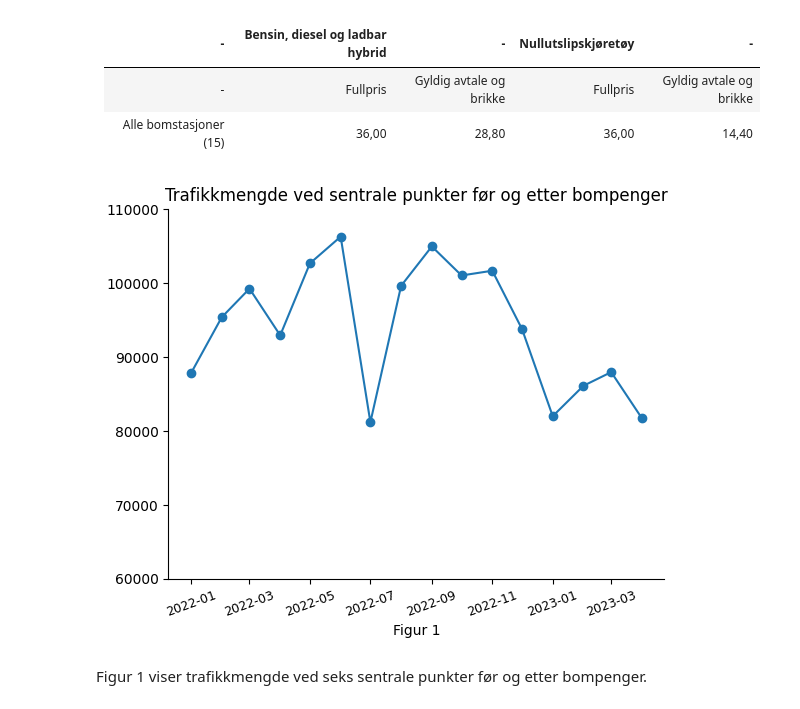
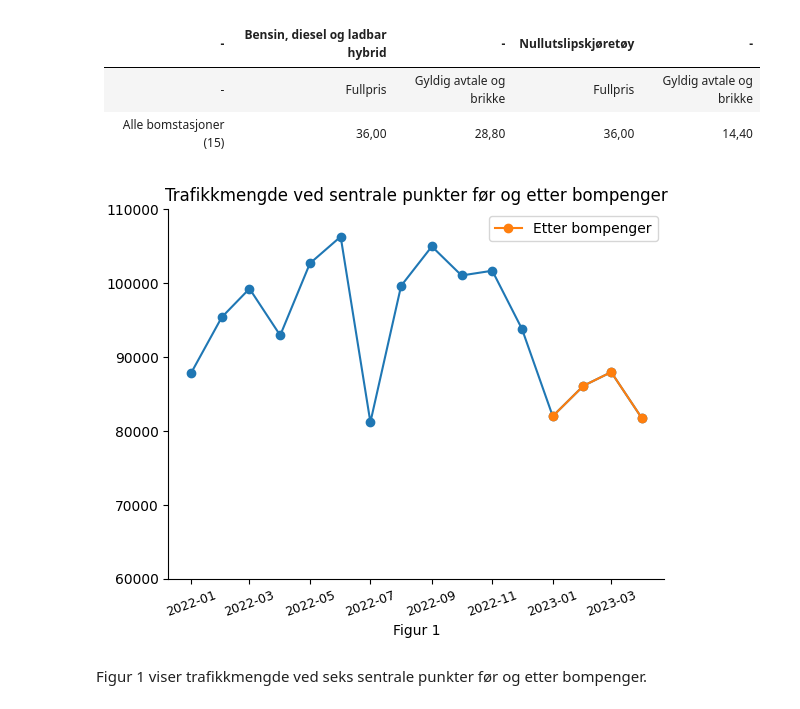
Before and after one commit to loopdiggaz/SOK-1006, a Jupyter notebook: Mappe2/mappeoppgave2_61.ipynb, the cells around one changed output. Cells and saved outputs as stored; diff of their text form; code cells hidden in the pictures.

```diff
--- a/Mappe2/mappeoppgave2_61.ipynb
+++ b/Mappe2/mappeoppgave2_61.ipynb
@@ -52,25 +52,31 @@ Rushtidsavgift 06:30-09:00 og 15:00-17:00
 # %%
 månedstrafikk = pd.read_csv('https://raw.githubusercontent.com/loopdiggaz/SOK1006/main/Mappe2/m%C3%A5nedstrafikk.csv', sep=';')
 månedstrafikk = månedstrafikk.loc[(månedstrafikk.Felt == 'Totalt'), ['År','Måned','Trafikkmengde','Navn']]
-månedstrafikk = månedstrafikk.rename(columns={'År':'YEAR','Måned' : 'MONTH'})
+månedstrafikk = månedstrafikk.rename(columns={'År':'YEAR','Måned' : 'MONTH', 'TROMSØBRUA': 'Tromsø Brua'})
 månedstrafikk['Dato'] = pd.to_datetime(månedstrafikk[['YEAR', 'MONTH']].assign(DAY=1))
 månedstrafikk.drop(['YEAR','MONTH'], inplace= True, axis = 1)
 månedstrafikk['Dato']= pd.to_datetime(månedstrafikk['Dato'])
 # %%
 månedstrafikksum = månedstrafikk.groupby(['Dato'])['Trafikkmengde'].sum()
 månedstrafikksum = månedstrafikksum.to_frame()
 månedstrafikksum = månedstrafikksum.reset_index()
+månedstrafikk2023 = månedstrafikksum[månedstrafikksum['Dato'] >= '2023-01-01']
 
 fig, ax = plt.subplots()
+
 ax.spines['top'].set_color('none')
 ax.spines['right'].set_color('none')
-ax.plot(månedstrafikksum['Dato'],månedstrafikksum['Trafikkmengde'], marker = 'o')
-ax.xaxis.set_tick_params(labelsize=9, rotation = 20)
 ax.set_xlabel('Figur 1')
 ax.set_ylim(60000,110000)
 ax.set_title('Trafikkmengde ved sentrale punkter før og etter bompenger');
+
+ax.plot(månedstrafikksum['Dato'],månedstrafikksum['Trafikkmengde'], marker = 'o')
+ax.plot(månedstrafikk2023['Dato'],månedstrafikk2023['Trafikkmengde'], marker = 'o', label = 'Etter bompenger')
+
+ax.xaxis.set_tick_params(labelsize=9, rotation = 20)
+ax.legend(loc= 'best');
 # %% [output]
-[figure, old version]
+[figure, new version]
 # %% [markdown]
 Figur 1 viser trafikkmengde ved seks sentrale punkter før og etter bompenger.
 # %%
```
Also changed, not shown: parts of 10 cells of this notebook, 2 other files.
